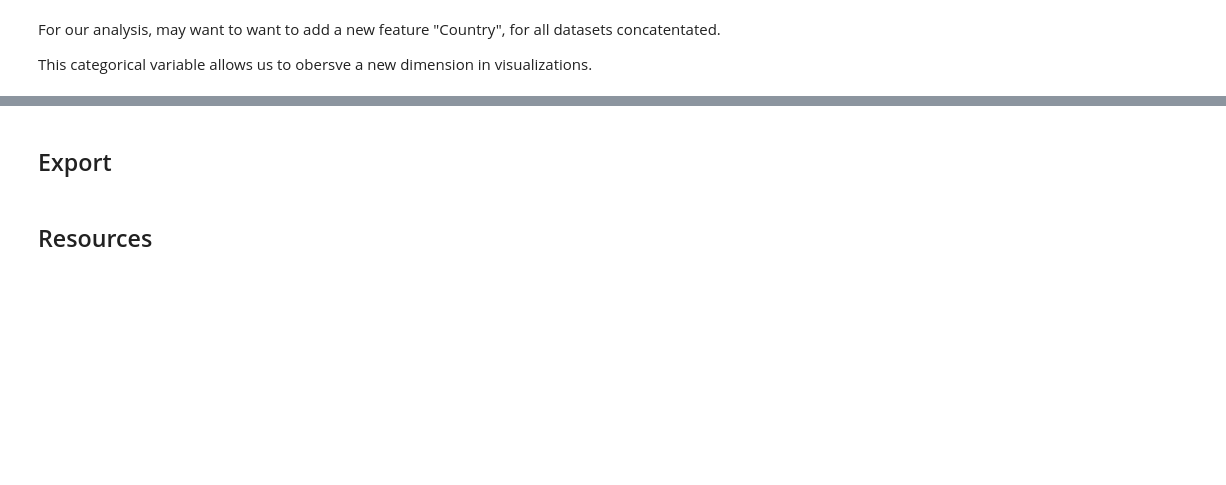
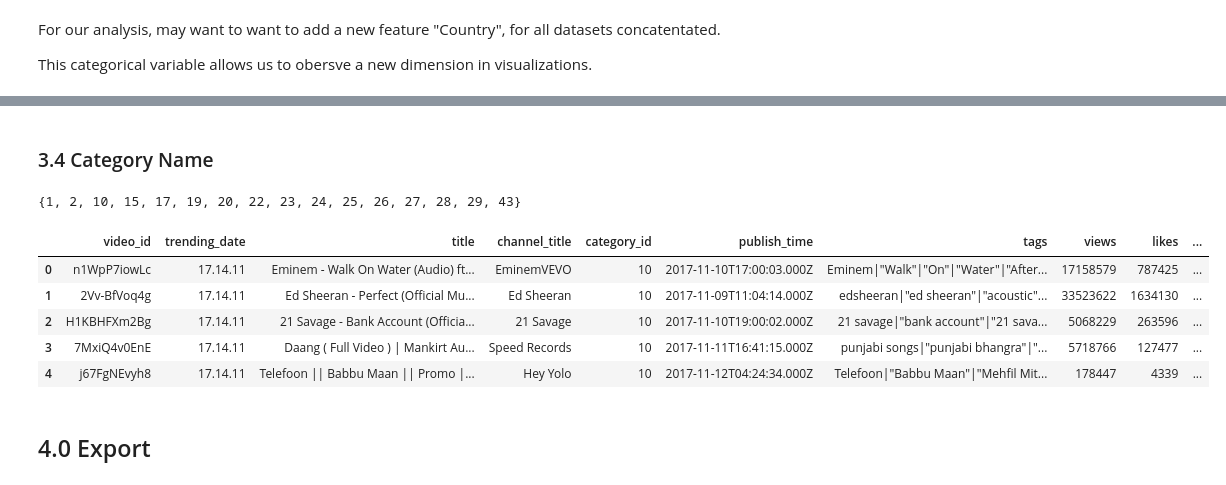
Before and after one commit to CloudChaoszero/Youtube-TrendsNMore, a Jupyter notebook: DataInspection/DataInspection-Youtube.ipynb, the cells around one changed output, grey strips where cells are left out. Saved outputs shown, nothing was run; the diff lists cells and outputs as text; code cells hidden in the pictures; blank space fills up the shorter version.

Commit message:
Pushed out concatenated file. and provided cat.names. need viz still

```diff
--- a/DataInspection/DataInspection-Youtube.ipynb
+++ b/DataInspection/DataInspection-Youtube.ipynb
@@ -330,6 +329,9 @@ Therefore, we sadly delete the the rows that contain a lack of information in th
 I.e. This is a side project, and it's no concern.)
 
 Addtional note: Did you see those Donald Trump Channel users? Interesting amount of imposter channels based of him...weird.
+# %%
+all_df = [caVideo_df, usaVideo_df, frVideo_df, deVideo_df, gbVideo_df]
+main_df = pd.concat(all_df)
 # %% [markdown]
 ### 3.2 New Feature
 # %% [markdown]
@@ -358,7 +353,24 @@ usaVideo_df.dropna(axis = 0, subset=["description"], inplace = True)
 gbVideo_df.dropna(axis = 0, subset=["description"], inplace = True)
 deVideo_df.dropna(axis = 0, subset=["description"], inplace = True)
 frVideo_df.dropna(axis = 0, subset=["description"], inplace = True)
+# %% [markdown]
+### 3.4 Category Name
+# %%
+category_ids = pd.read_csv("../Resources/YoutubeResources/Youtube-IDs.csv",usecols=["category_id","category_name"] )
+# %%
+set(list(caVideo_df["category_id"] ))
+# %% [output]
+{1, 2, 10, 15, 17, 19, 20, 22, 23, 24, 25, 26, 27, 28, 29, 43}
+# %%
+main_df = main_df.merge(category_ids, left_on = "category_id",right_on="category_id",how = "inner")
+# %%
+main_df.head()
+# %% [output]
+|  | video_id | trending_date | title | channel_title | category_id | publish_time | tags | views | likes | ... |
+| 0 | n1WpP7iowLc | 17.14.11 | Eminem - Walk On Water (Audio) ft... | EminemVEVO | 10 | 2017-11-10T17:00:03.000Z | Eminem|"Walk"|"On"|"Water"|"After... | 17158579 | 787425 | ... |
+| 1 | 2Vv-BfVoq4g | 17.14.11 | Ed Sheeran - Perfect (Official Mu... | Ed Sheeran | 10 | 2017-11-09T11:04:14.000Z | edsheeran|"ed sheeran"|"acoustic"... | 33523622 | 1634130 | ... |
+| 2 | H1KBHFXm2Bg | 17.14.11 | 21 Savage - Bank Account (Officia... | 21 Savage | 10 | 2017-11-10T19:00:02.000Z | 21 savage|"bank account"|"21 sava... | 5068229 | 263596 | ... |
+| 3 | 7MxiQ4v0EnE | 17.14.11 | Daang ( Full Video ) | Mankirt Au... | Speed Records | 10 | 2017-11-11T16:41:15.000Z | punjabi songs|"punjabi bhangra"|"... | 5718766 | 127477 | ... |
+| 4 | j67FgNEvyh8 | 17.14.11 | Telefoon || Babbu Maan || Promo |... | Hey Yolo | 10 | 2017-11-12T04:24:34.000Z | Telefoon|"Babbu Maan"|"Mehfil Mit... | 178447 | 4339 | ... |
 # %% [markdown]
-## Export
+## 4.0 Export
-# %% [markdown]
-## Resources
```
Also changed, not shown: parts of 9 cells of this notebook, 2 other files.
